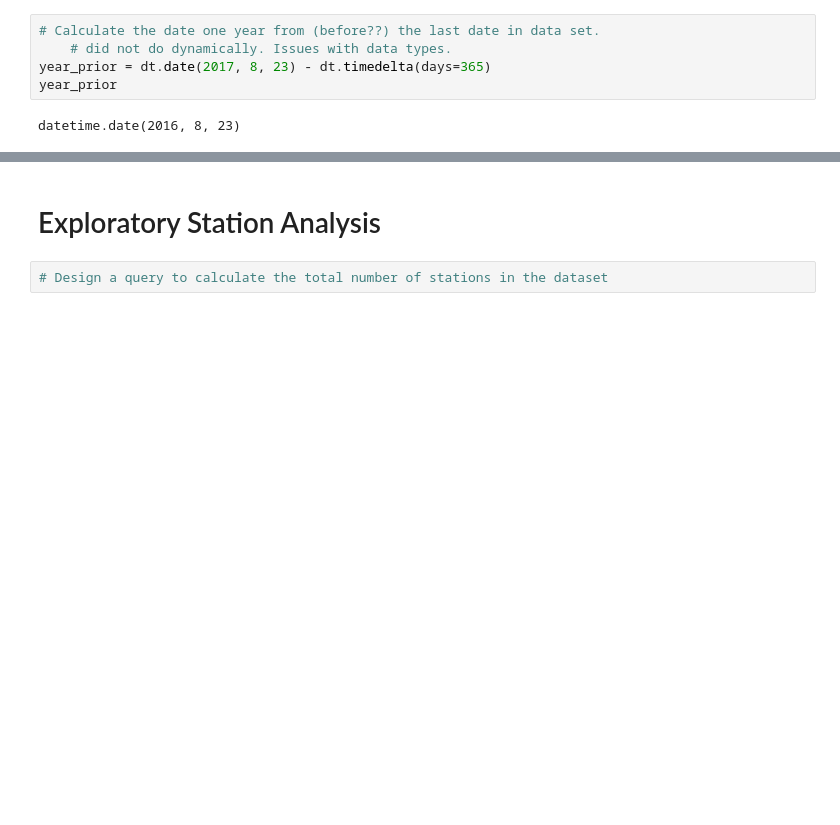
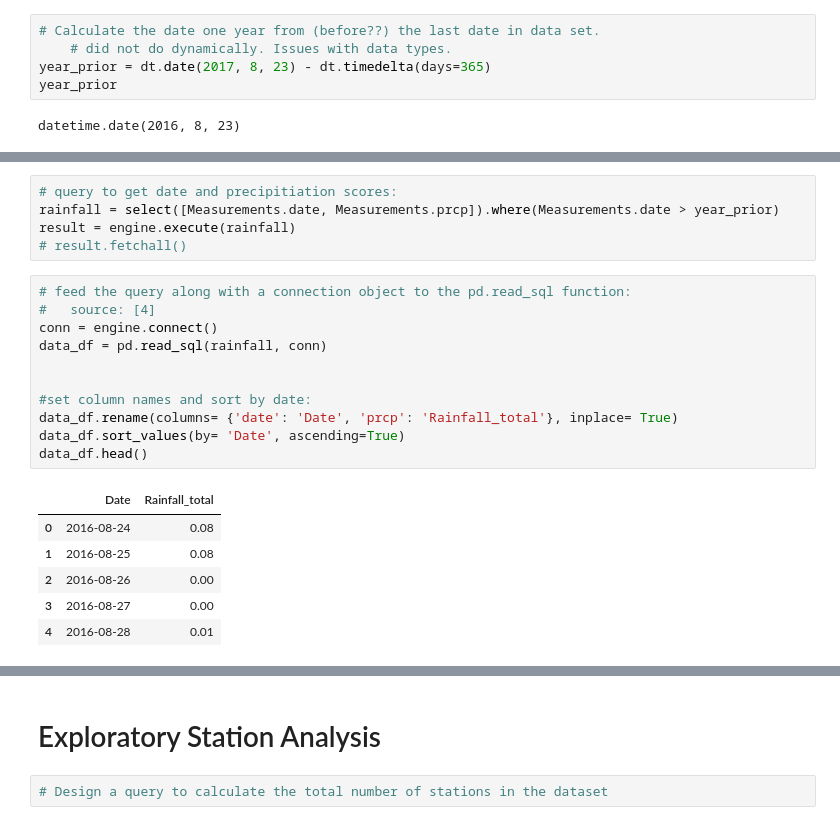
Before and after one commit to Evdawg/sqlalchemy-challenge, a Jupyter notebook: beach_day/climate_starter.ipynb, the cells around one changed output, grey strips where cells are left out. Saved outputs shown, nothing was run; the diff lists cells and outputs as text; blank space fills up the shorter version.

```diff
--- a/beach_day/climate_starter.ipynb
+++ b/beach_day/climate_starter.ipynb
@@ -143,3 +92,26 @@ OperationalError: (sqlite3.OperationalError) near ".": syntax error
 # %% [output]
 Text(0, 0.5, 'Inches')
 [figure]
+# %%
+# query to get date and precipitiation scores:
+rainfall = select([Measurements.date, Measurements.prcp]).where(Measurements.date > year_prior)
+result = engine.execute(rainfall)
+# result.fetchall()
+# %%
+# feed the query along with a connection object to the pd.read_sql function:
+#   source: [4]
+conn = engine.connect()
+data_df = pd.read_sql(rainfall, conn)
+
+
+#set column names and sort by date:
+data_df.rename(columns= {'date': 'Date', 'prcp': 'Rainfall_total'}, inplace= True)
+data_df.sort_values(by= 'Date', ascending=True)
+data_df.head()
+# %% [output]
+|  | Date | Rainfall_total |
+| 0 | 2016-08-24 | 0.08 |
+| 1 | 2016-08-25 | 0.08 |
+| 2 | 2016-08-26 | 0.00 |
+| 3 | 2016-08-27 | 0.00 |
+| 4 | 2016-08-28 | 0.01 |
```
Also changed, not shown: parts of 6 cells of this notebook, 1 other file.
